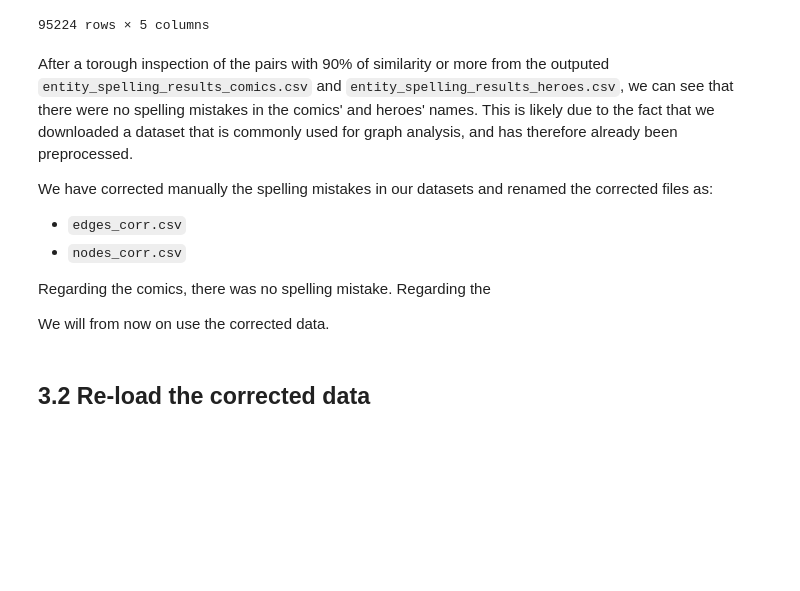
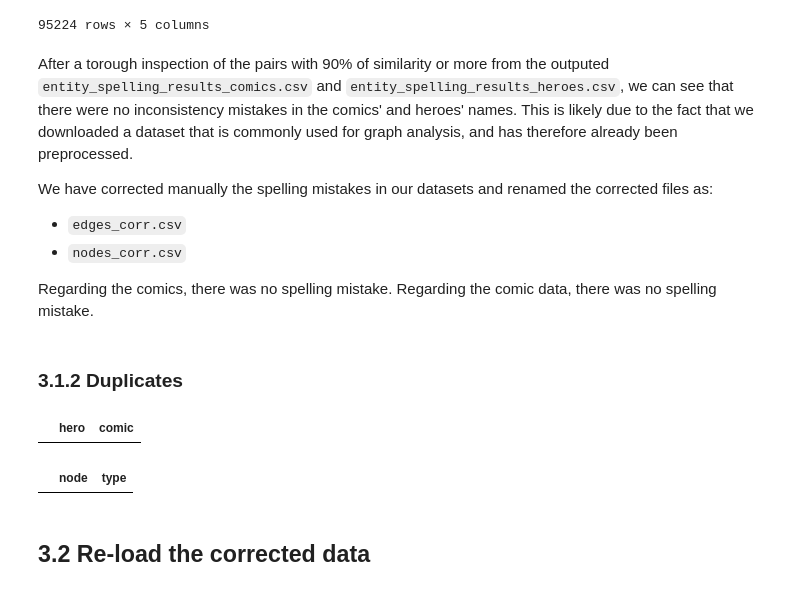
Before and after one commit to Konpyuuta/social-media-analytics, a Jupyter notebook: final_marvel_project.ipynb, the cells around one changed output. Saved outputs shown, nothing was run; the diff lists cells and outputs as text; code cells hidden in the pictures; blank space fills up the shorter version.

```diff
--- a/final_marvel_project.ipynb
+++ b/final_marvel_project.ipynb
@@ -450,15 +450,31 @@ Comic results exported to entity_spelling_results_comics.csv
 | 95223 | DARING MYSTERY COMIC | MARVEL MYSTERY COMIC | 0.80 | edges_df, nodes_df | edges_df, nodes_df |
 95224 rows × 5 columns
 # %% [markdown]
-After a torough inspection of the pairs with 90% of similarity or more from the outputed `entity_spelling_results_comics.csv` and `entity_spelling_results_heroes.csv`, we can see that there were no spelling mistakes in the comics' and heroes' names. This is likely due to the fact that we downloaded a dataset that is commonly used for graph analysis, and has therefore already been preprocessed.
+After a torough inspection of the pairs with 90% of similarity or more from the outputed `entity_spelling_results_comics.csv` and `entity_spelling_results_heroes.csv`, we can see that there were no inconsistency mistakes in the comics' and heroes' names. This is likely due to the fact that we downloaded a dataset that is commonly used for graph analysis, and has therefore already been preprocessed.
 
 We have corrected manually the spelling mistakes in our datasets and renamed the corrected files as:
 - `edges_corr.csv`
 - `nodes_corr.csv`
 
-Regarding the comics, there was no spelling mistake. Regarding the
-
-We will from now on use the corrected data.
+Regarding the comics, there was no spelling mistake. Regarding the comic data, there was no spelling mistake.
+# %% [markdown]
+### 3.1.2 Duplicates
+# %%
+# Check duplicates in the edges DataFrame
+duplicates = edges_df[edges_df.duplicated(subset=['hero', 'comic'], keep=False)]
+duplicates = duplicates.sort_values(by=['hero', 'comic'])
+duplicates.reset_index(drop=True, inplace=True)
+duplicates
+# %% [output]
+|  | hero | comic |
+# %%
+# Check duplicates in the nodes DataFrame
+duplicates_nodes = nodes_df[nodes_df.duplicated(subset=['node', 'type'], keep=False)]
+duplicates_nodes = duplicates_nodes.sort_values(by=['node', 'type'])
+duplicates_nodes.reset_index(drop=True, inplace=True)
+duplicates_nodes
+# %% [output]
+|  | node | type |
 # %% [markdown]
 ## 3.2 Re-load the corrected data
 # %%
```
